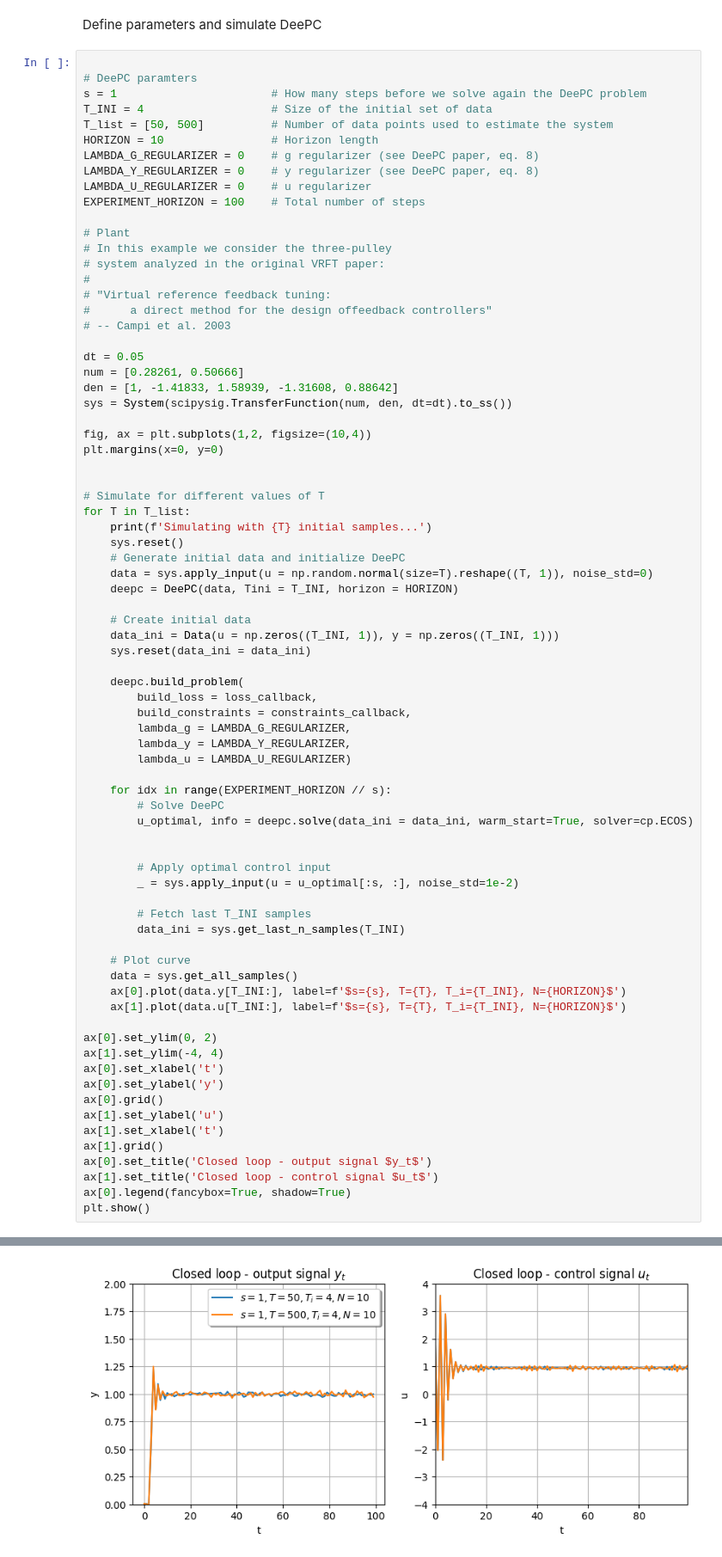
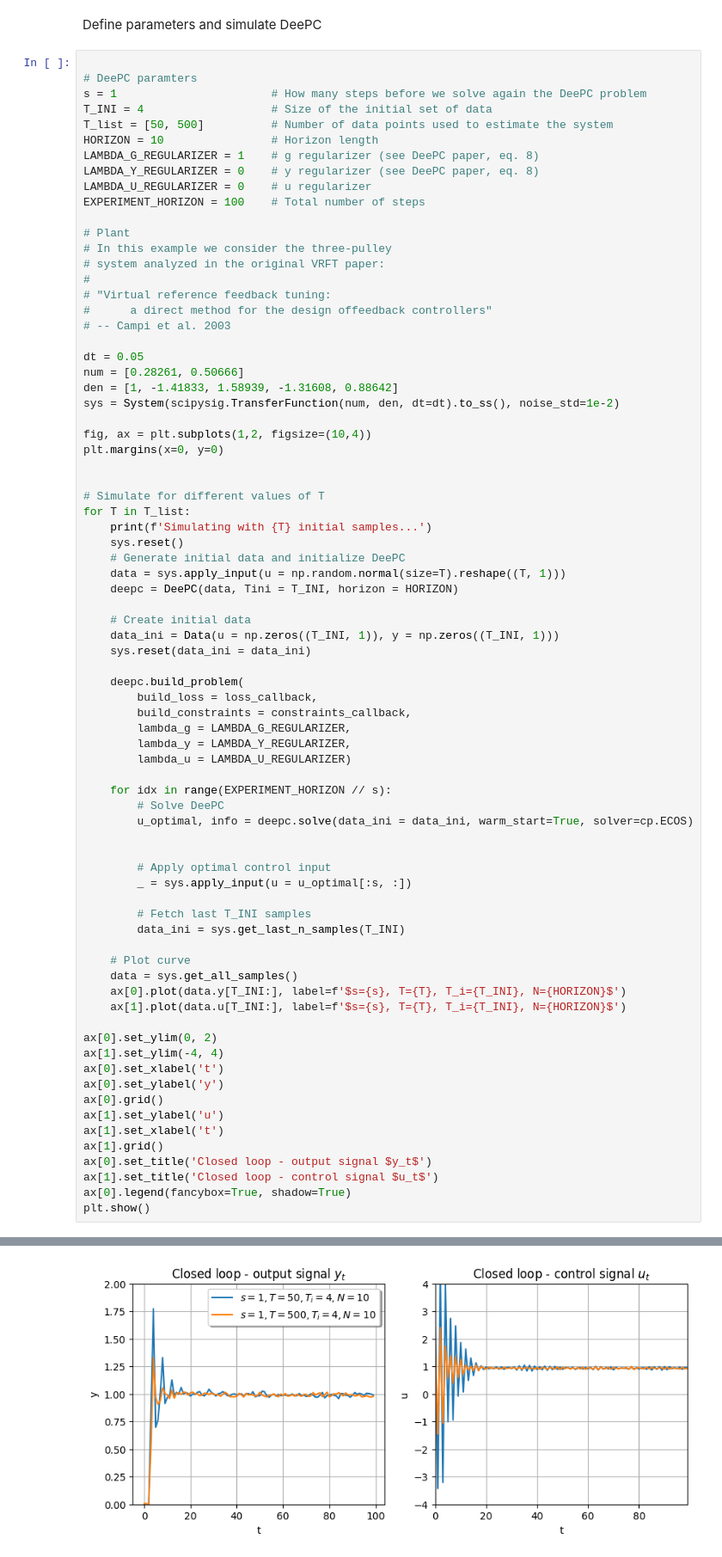
Before and after one commit to rssalessio/PyDeePC, a Jupyter notebook: examples/example_siso_pulley.ipynb, the cells around one changed output, grey strips where cells are left out. Shown at 86% size. Cells and saved outputs as stored; diff of their text form.

Commit message:
move measurement noise into the constructor

```diff
--- a/examples/example_siso_pulley.ipynb
+++ b/examples/example_siso_pulley.ipynb
@@ -48,7 +48,7 @@ s = 1                       # How many steps before we solve again the DeePC pro
 T_INI = 4                   # Size of the initial set of data
 T_list = [50, 500]          # Number of data points used to estimate the system
 HORIZON = 10                # Horizon length
-LAMBDA_G_REGULARIZER = 0    # g regularizer (see DeePC paper, eq. 8)
+LAMBDA_G_REGULARIZER = 1    # g regularizer (see DeePC paper, eq. 8)
 LAMBDA_Y_REGULARIZER = 0    # y regularizer (see DeePC paper, eq. 8)
 LAMBDA_U_REGULARIZER = 0    # u regularizer
 EXPERIMENT_HORIZON = 100    # Total number of steps
@@ -64,7 +64,7 @@ EXPERIMENT_HORIZON = 100    # Total number of steps
 dt = 0.05
 num = [0.28261, 0.50666]
 den = [1, -1.41833, 1.58939, -1.31608, 0.88642]
-sys = System(scipysig.TransferFunction(num, den, dt=dt).to_ss())
+sys = System(scipysig.TransferFunction(num, den, dt=dt).to_ss(), noise_std=1e-2)
 
 fig, ax = plt.subplots(1,2, figsize=(10,4))
 plt.margins(x=0, y=0)
@@ -75,7 +75,7 @@ for T in T_list:
     print(f'Simulating with {T} initial samples...')
     sys.reset()
     # Generate initial data and initialize DeePC
-    data = sys.apply_input(u = np.random.normal(size=T).reshape((T, 1)), noise_std=0)
+    data = sys.apply_input(u = np.random.normal(size=T).reshape((T, 1)))
     deepc = DeePC(data, Tini = T_INI, horizon = HORIZON)
 
     # Create initial data
@@ -92,32 +92,32 @@ for T in T_list:
     for idx in range(EXPERIMENT_HORIZON // s):
         # Solve DeePC
         u_optimal, info = deepc.solve(data_ini = data_ini, warm_start=True, solver=cp.ECOS)
 
 
         # Apply optimal control input
-        _ = sys.apply_input(u = u_optimal[:s, :], noise_std=1e-2)
+        _ = sys.apply_input(u = u_optimal[:s, :])
 
         # Fetch last T_INI samples
         data_ini = sys.get_last_n_samples(T_INI)
 
     # Plot curve
     data = sys.get_all_samples()
     ax[0].plot(data.y[T_INI:], label=f'$s={s}, T={T}, T_i={T_INI}, N={HORIZON}$')
     ax[1].plot(data.u[T_INI:], label=f'$s={s}, T={T}, T_i={T_INI}, N={HORIZON}$')
 
 ax[0].set_ylim(0, 2)
 ax[1].set_ylim(-4, 4)
 ax[0].set_xlabel('t')
 ax[0].set_ylabel('y')
 ax[0].grid()
 ax[1].set_ylabel('u')
 ax[1].set_xlabel('t')
 ax[1].grid()
 ax[0].set_title('Closed loop - output signal $y_t$')
 ax[1].set_title('Closed loop - control signal $u_t$')
 ax[0].legend(fancybox=True, shadow=True)
 plt.show()
 # %% [output]
 Simulating with 50 initial samples...
 Simulating with 500 initial samples...
-[figure, old version]
+[figure, new version]
```
Also changed, not shown: 1 other file.
